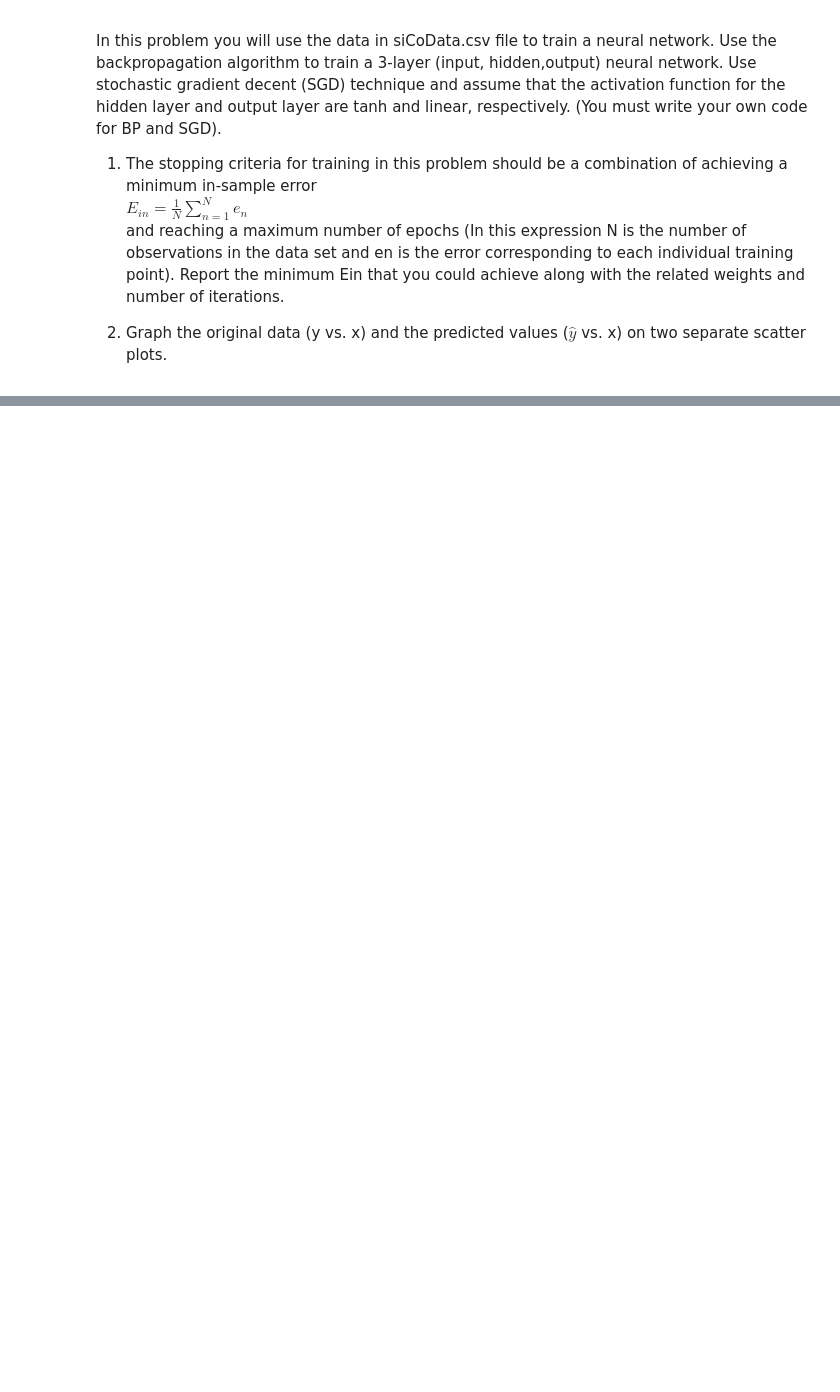
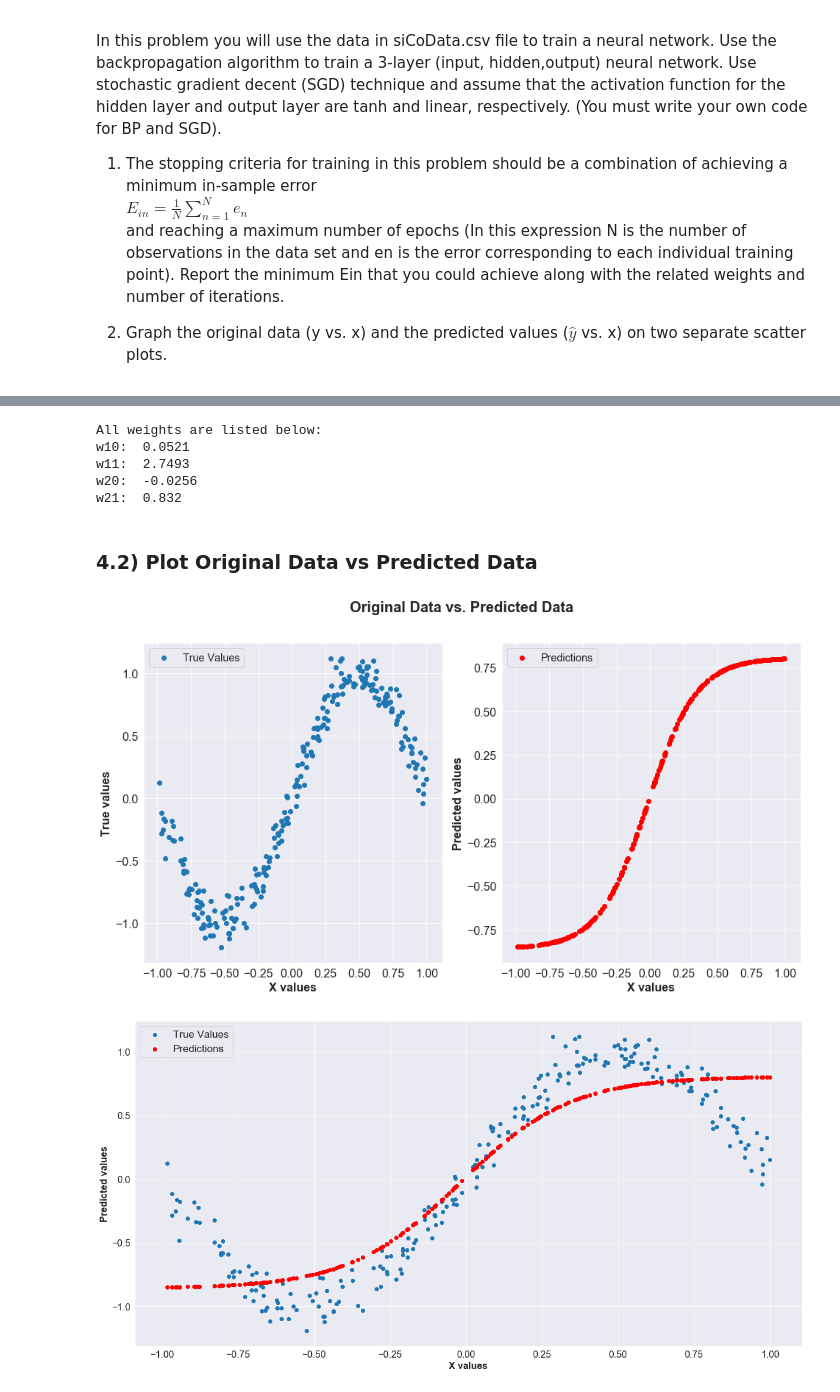
Before and after one commit to edalrami/machine-learning-hw5, a Jupyter notebook: hw5.ipynb, the cells around one changed output, grey strips where cells are left out. Drawn from its saved outputs; the diff is of its cells as text; code cells hidden in the pictures; blank space fills up the shorter version.

```diff
--- a/hw5.ipynb
+++ b/hw5.ipynb
@@ -347,0 +542,15 @@ In this problem you will use the data in siCoData.csv file to train a neural net
+# %%
+# All weights
+print("All weights are listed below:")
+print("w10: ", round(w1_0_all[-1],4))
+print("w11: ", round(w1_1_all[-1],4))
+print("w20: ", round(w2_0_all[-1],4))
+print("w21: ", round(w2_1_all[-1],4))
+# %% [output]
+All weights are listed below:
+w10:  0.0521
+w11:  2.7493
+w20:  -0.0256
+w21:  0.832
+# %% [markdown]
+### 4.2) Plot Original Data vs Predicted Data
@@ -347,0 +586,47 @@ In this problem you will use the data in siCoData.csv file to train a neural net
+# %%
+sns.set_style("darkgrid")
+sns.set_context({"figure.figsize": (16, 8)})
+f, ax = plt.subplots(1,2, sharex=True)
+# plotting original data
+ax[0].scatter(sicodata.iloc[:,0],sicodata.iloc[:,1] ,label= 'True Values')
+ax[0].legend(fontsize = "x-large")
+ax[0].set_xlabel('X values', fontsize = 16, weight = "bold")
+ax[0].set_ylabel('True values', fontsize = 16, weight = "bold")
+
+#Set fonts to consistent 16pt size
+for item in ([ax[0].xaxis.label, ax[0].yaxis.label] +
+             ax[0].get_xticklabels() + ax[0].get_yticklabels()):
+    item.set_fontsize(16)
+
+
+ax[1].scatter(sicodata.iloc[:,0],preds(X), c = 'red', label = 'Predictions')
+ax[1].legend(fontsize = "x-large")
+ax[1].set_xlabel('X values', fontsize = 16, weight = "bold")
+ax[1].set_ylabel('Predicted values', fontsize = 16, weight = "bold")
+
+#Set fonts to consistent 16pt size
+for item in ([ax[1].xaxis.label, ax[1].yaxis.label] +
+             ax[1].get_xticklabels() + ax[1].get_yticklabels()):
+    item.set_fontsize(16)
+
+f.suptitle("Original Data vs. Predicted Data", fontsize = 20, weight = "bold")
+plt.show()
+
+sns.set_style("darkgrid")
+sns.set_context({"figure.figsize": (20, 10)})
+
+f, ax = plt.subplots(1,1)
+# plotting predicted data
+ax.scatter(sicodata.iloc[:,0],sicodata.iloc[:,1] ,label= 'True Values')
+ax.scatter(sicodata.iloc[:,0],preds(X), c = 'red', label = 'Predictions')
+ax.legend(fontsize = "xx-large", loc = "upper left")
+ax.set_xlabel('X values', fontsize = 18, weight = "bold")
+ax.set_ylabel('Predicted values', fontsize = 18, weight = "bold")
+
+for item in ([ax.xaxis.label, ax.yaxis.label] +
+             ax.get_xticklabels() + ax.get_yticklabels()):
+    item.set_fontsize(16)
+plt.show()
+# %% [output]
+[figure, added]
+[figure, added]
```
Also changed, not shown: parts of 28 cells of this notebook, 2 other files.
